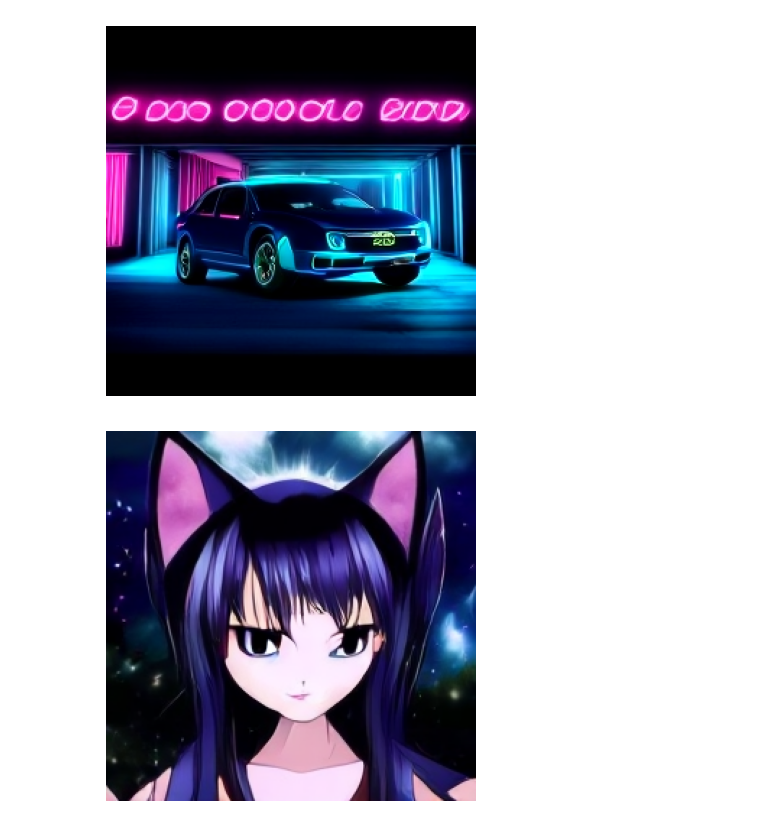
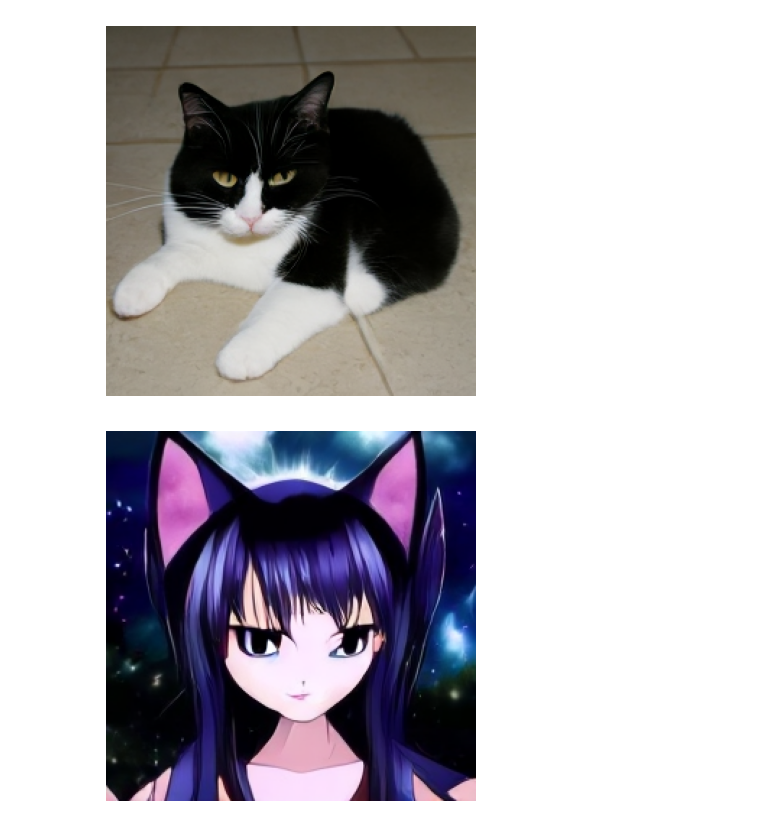
Before and after one commit to gmongaras/Stable-Diffusion-3-From-Scratch, a Jupyter notebook: src/infer_loop.ipynb, the cells around one changed output. Cells and saved outputs as stored; diff of their text form; code cells hidden in the pictures.

```diff
--- a/src/infer_loop.ipynb
+++ b/src/infer_loop.ipynb
@@ -13,7 +13,7 @@ To enable the following instructions: AVX2 FMA, in other operations, rebuild Ten
 # %%
 loadDir = "../models/datav3_attempt4_8GPU_SoftFlash_RoPE2dV2_2AccSteps"
-loadFile = "model_ema_146000s.pkl"
-loadDefFile = "model_params_146000s.json"
+loadFile = "model_ema_240000s.pkl"
+loadDefFile = "model_params_240000s.json"
 device = "gpu"
 # %%
 ### Model Creation
@@ -123,16 +123,16 @@ def sample_once(
 # %%
 batch_size = 1
 num_steps = 100
-text_input = "~*~aesthetic~*~ #vaporwave neon 3D render, a fancy car in a clubhouse garage, neon sign on the wall reads \"Drive On\"."
+text_input = "A black and white cat lies on a tiled floor."
 width = int(16 * 16)
 height = int(16 * 16)
-CFG_scale = 7
+CFG_scale = 5
 sampler = "euler"
 seed = -1
 
 sample_once(batch_size, num_steps, text_input, width, height, CFG_scale, sampler, seed)
 # %% [output]
-[figure, old version]
+[figure, new version]
 # %%
 batch_size = 1
 num_steps = 50
```
Also changed, not shown: parts of 2 cells of this notebook, 5 other files.
